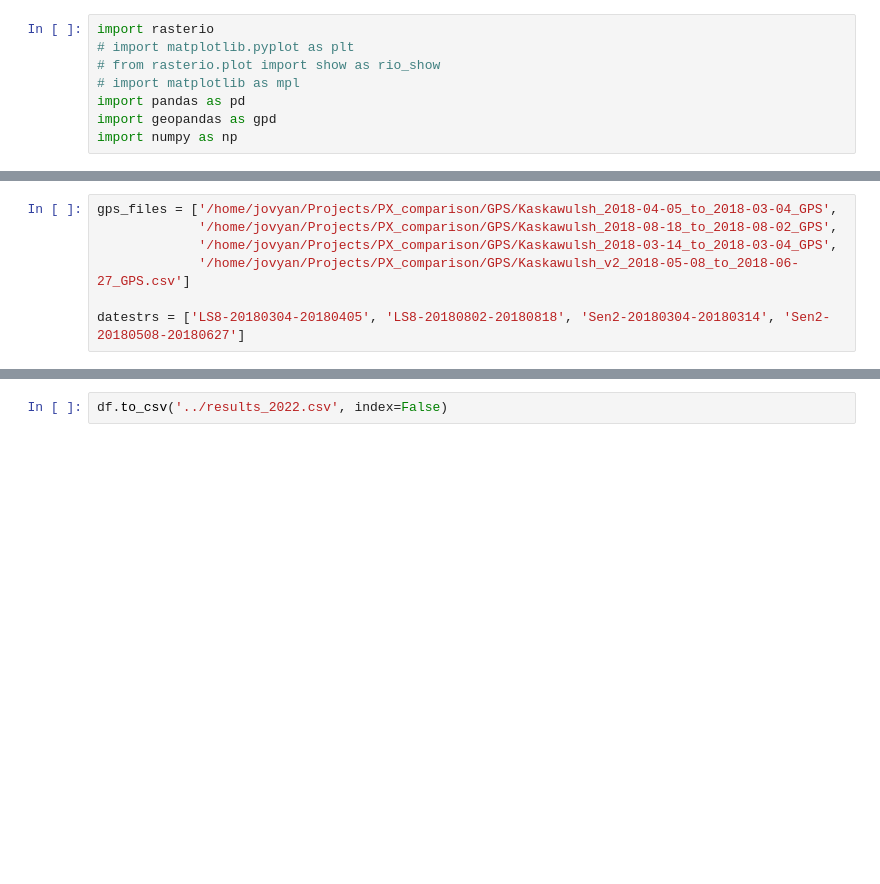
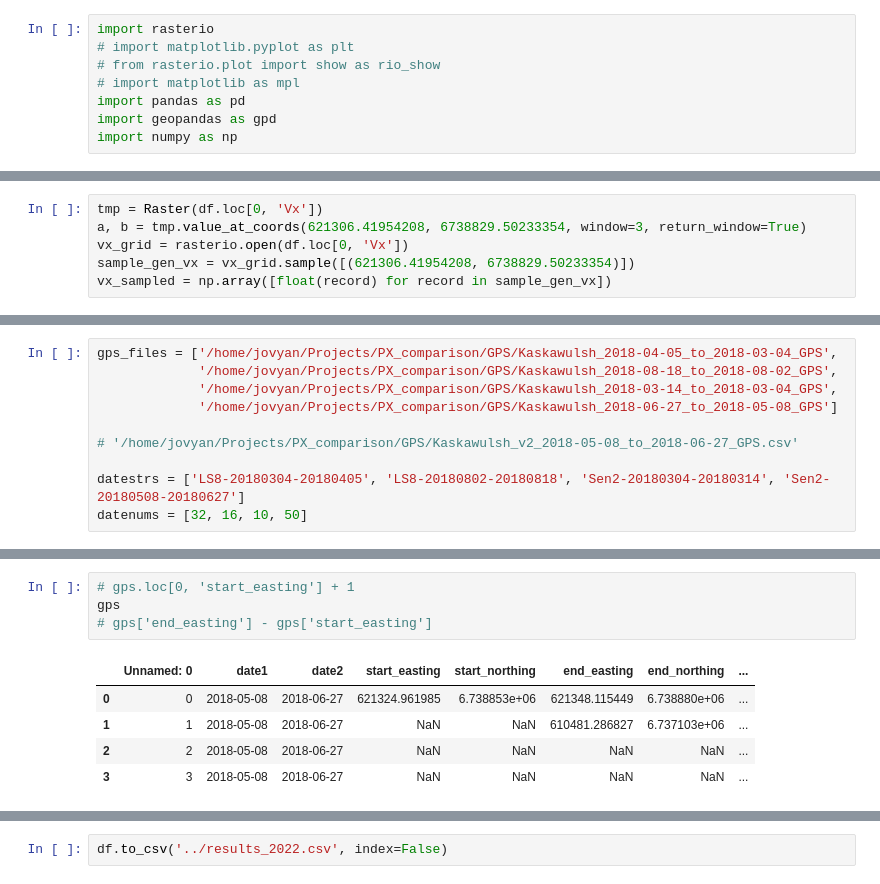
Before and after one commit to whyjz/GLAFT, a Jupyter notebook: notebooks/3_extract_gnss-pos_velocity/extract_gnss-pos_velocity.ipynb, the cells around one changed output, grey strips where cells are left out. Saved outputs shown, nothing was run; the diff lists cells and outputs as text; blank space fills up the shorter version.

```diff
--- a/notebooks/3_extract_gnss-pos_velocity/extract_gnss-pos_velocity.ipynb
+++ b/notebooks/3_extract_gnss-pos_velocity/extract_gnss-pos_velocity.ipynb
@@ -28,0 +31,6 @@ df
+# %%
+tmp = Raster(df.loc[0, 'Vx'])
+a, b = tmp.value_at_coords(621306.41954208, 6738829.50233354, window=3, return_window=True)
+vx_grid = rasterio.open(df.loc[0, 'Vx'])
+sample_gen_vx = vx_grid.sample([(621306.41954208, 6738829.50233354)])
+vx_sampled = np.array([float(record) for record in sample_gen_vx])
@@ -30,7 +40,10 @@ df
 gps_files = ['/home/jovyan/Projects/PX_comparison/GPS/Kaskawulsh_2018-04-05_to_2018-03-04_GPS',
              '/home/jovyan/Projects/PX_comparison/GPS/Kaskawulsh_2018-08-18_to_2018-08-02_GPS',
              '/home/jovyan/Projects/PX_comparison/GPS/Kaskawulsh_2018-03-14_to_2018-03-04_GPS',
-             '/home/jovyan/Projects/PX_comparison/GPS/Kaskawulsh_v2_2018-05-08_to_2018-06-27_GPS.csv']
+             '/home/jovyan/Projects/PX_comparison/GPS/Kaskawulsh_2018-06-27_to_2018-05-08_GPS']
+
+# '/home/jovyan/Projects/PX_comparison/GPS/Kaskawulsh_v2_2018-05-08_to_2018-06-27_GPS.csv'
 
 datestrs = ['LS8-20180304-20180405', 'LS8-20180802-20180818', 'Sen2-20180304-20180314', 'Sen2-20180508-20180627']
+datenums = [32, 16, 10, 50]
 # %%
@@ -67,3 +149,13 @@ for gps_file, datestr in zip(gps_files, datestrs):
+# %%
+# gps.loc[0, 'start_easting'] + 1
+gps
+# gps['end_easting'] - gps['start_easting']
+# %% [output]
+|  | Unnamed: 0 | date1 | date2 | start_easting | start_northing | end_easting | end_northing | ... |
+| 0 | 0 | 2018-05-08 | 2018-06-27 | 621324.961985 | 6.738853e+06 | 621348.115449 | 6.738880e+06 | ... |
+| 1 | 1 | 2018-05-08 | 2018-06-27 | NaN | NaN | 610481.286827 | 6.737103e+06 | ... |
+| 2 | 2 | 2018-05-08 | 2018-06-27 | NaN | NaN | NaN | NaN | ... |
+| 3 | 3 | 2018-05-08 | 2018-06-27 | NaN | NaN | NaN | NaN | ... |
 # %%
 df
 # %% [output]
```
Also changed, not shown: parts of 7 cells of this notebook, 16 other files.
